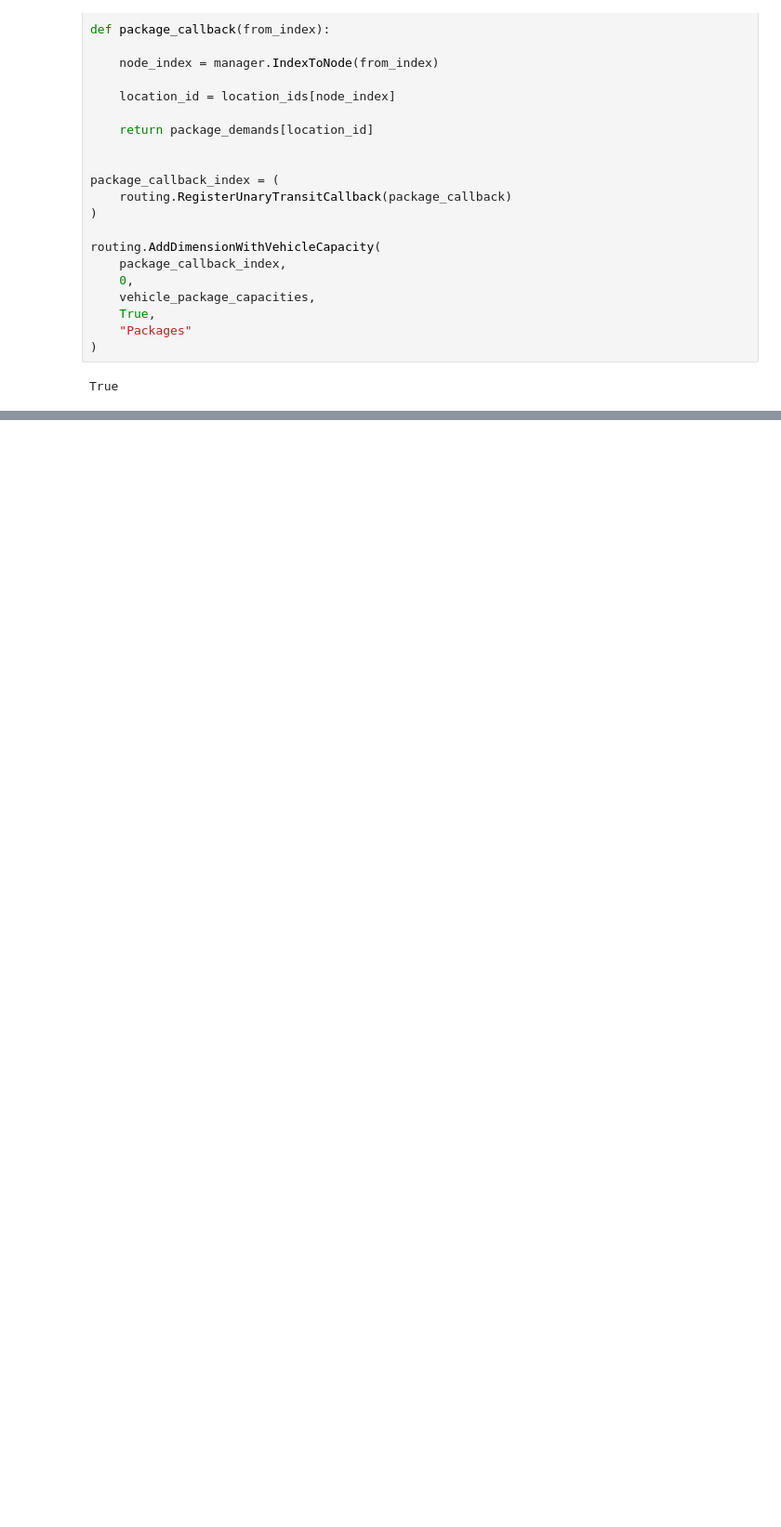
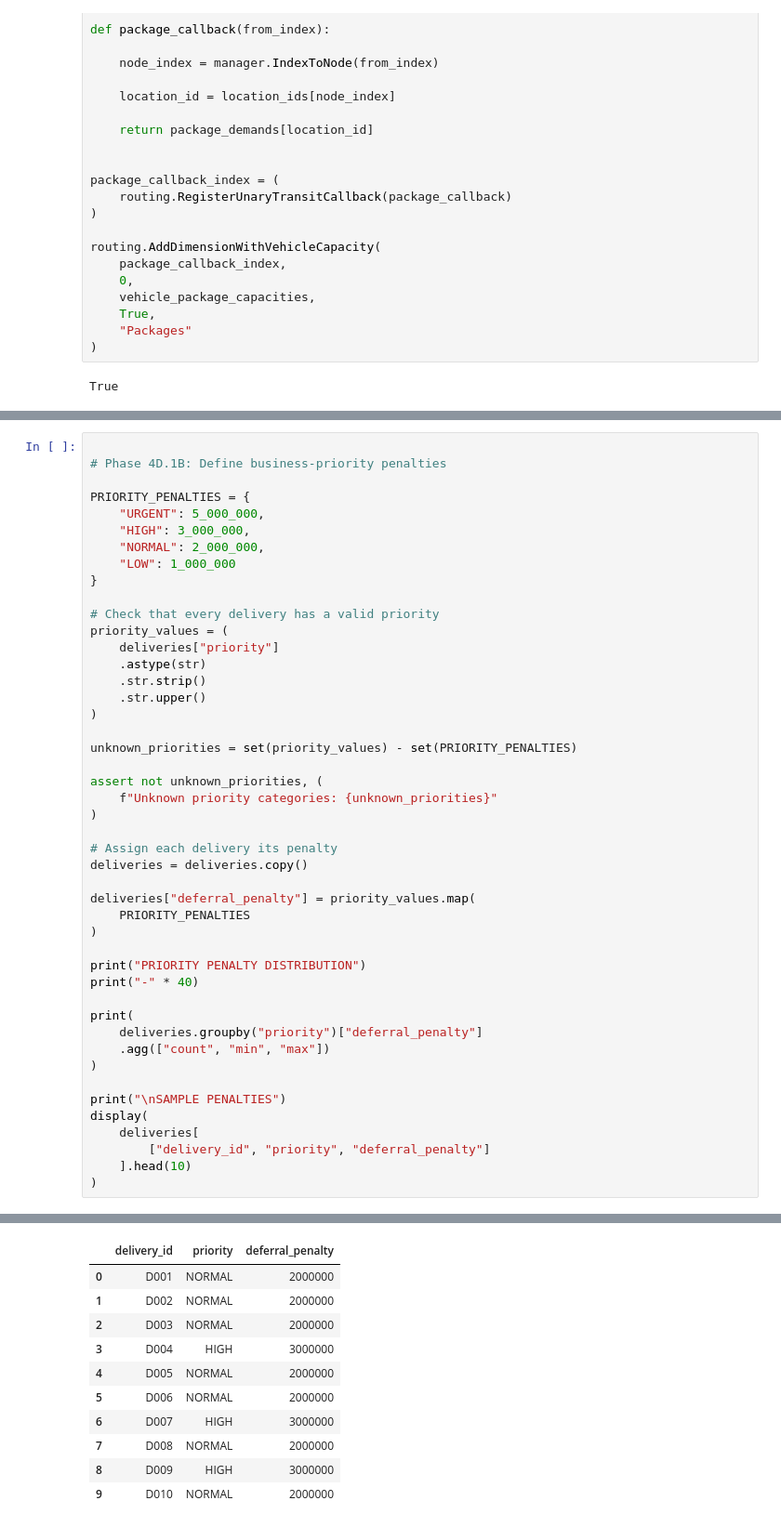
Before and after one commit to Gini-Eddie/african-logistics-intelligence, a Jupyter notebook: notebooks/phase4-route-optimization.ipynb, the cells around one changed output, grey strips where cells are left out. Shown at 93% size. Cells and saved outputs as stored; diff of their text form; blank space fills up the shorter version.

```diff
--- a/notebooks/phase4-route-optimization.ipynb
+++ b/notebooks/phase4-route-optimization.ipynb
@@ -508,0 +1265,47 @@ Any negative weights: False
+# %%
+
+# Phase 4D.1B: Define business-priority penalties
+
+PRIORITY_PENALTIES = {
+    "URGENT": 5_000_000,
+    "HIGH": 3_000_000,
+    "NORMAL": 2_000_000,
+    "LOW": 1_000_000
+}
+
+# Check that every delivery has a valid priority
+priority_values = (
+    deliveries["priority"]
+    .astype(str)
+    .str.strip()
+    .str.upper()
+)
+
+unknown_priorities = set(priority_values) - set(PRIORITY_PENALTIES)
+
+assert not unknown_priorities, (
+    f"Unknown priority categories: {unknown_priorities}"
+)
+
+# Assign each delivery its penalty
+deliveries = deliveries.copy()
+
+deliveries["deferral_penalty"] = priority_values.map(
+    PRIORITY_PENALTIES
+)
+
+print("PRIORITY PENALTY DISTRIBUTION")
+print("-" * 40)
+
+print(
+    deliveries.groupby("priority")["deferral_penalty"]
+    .agg(["count", "min", "max"])
+)
+
+print("\nSAMPLE PENALTIES")
+display(
+    deliveries[
+        ["delivery_id", "priority", "deferral_penalty"]
+    ].head(10)
+)
+# %% [output]
@@ -508,0 +1322,11 @@ Any negative weights: False
+|  | delivery_id | priority | deferral_penalty |
+| 0 | D001 | NORMAL | 2000000 |
+| 1 | D002 | NORMAL | 2000000 |
+| 2 | D003 | NORMAL | 2000000 |
+| 3 | D004 | HIGH | 3000000 |
+| 4 | D005 | NORMAL | 2000000 |
+| 5 | D006 | NORMAL | 2000000 |
+| 6 | D007 | HIGH | 3000000 |
+| 7 | D008 | NORMAL | 2000000 |
+| 8 | D009 | HIGH | 3000000 |
+| 9 | D010 | NORMAL | 2000000 |
```
Also changed, not shown: parts of 49 cells of this notebook, 34 other files.
